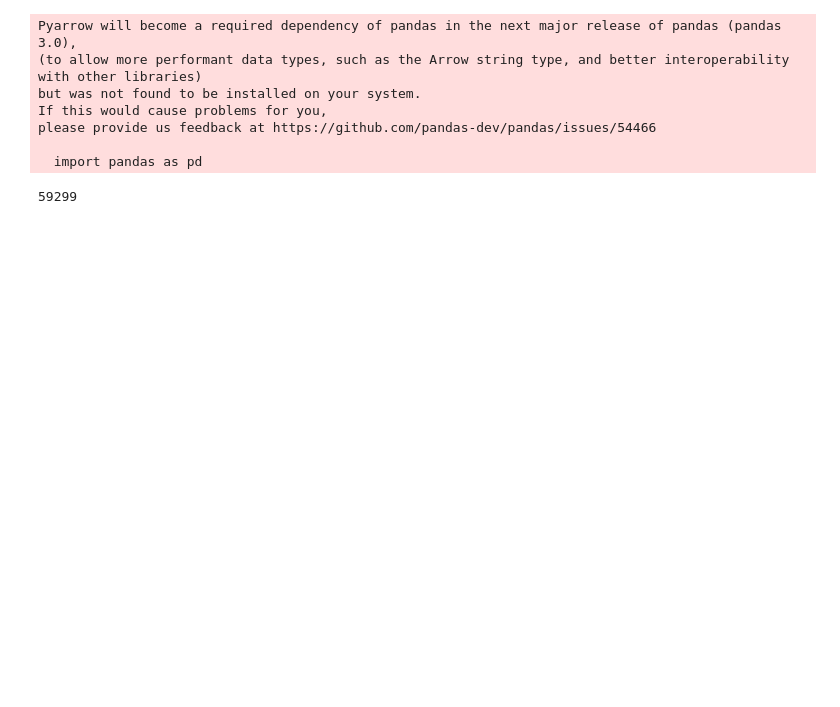
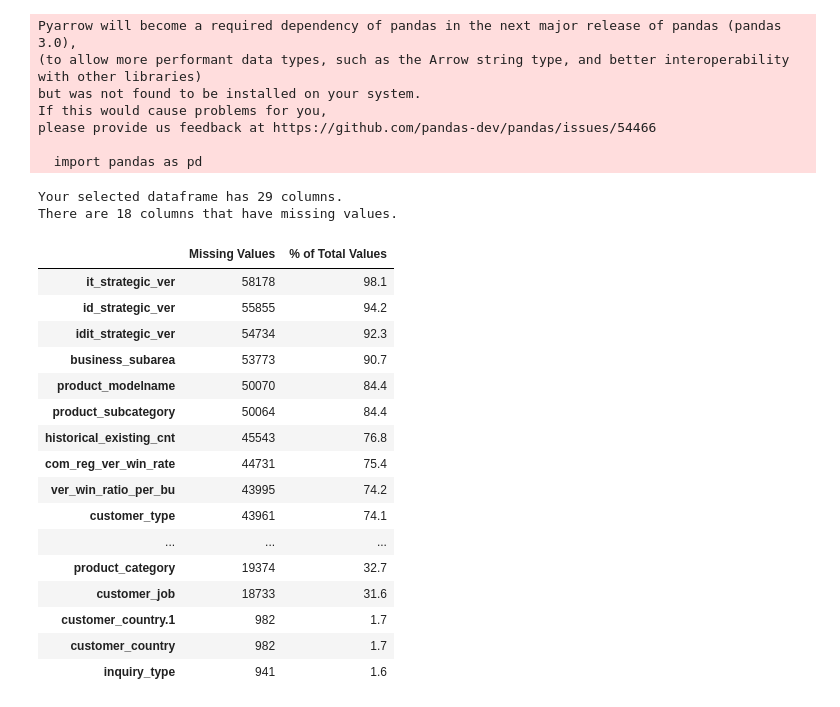
Before and after one commit to Hyeon-kki/LG-Hackathon, a Jupyter notebook: data_inputation/missing_value.ipynb, the cells around one changed output. Saved outputs shown, nothing was run; the diff lists cells and outputs as text; code cells hidden in the pictures; blank space fills up the shorter version.

```diff
--- a/data_inputation/missing_value.ipynb
+++ b/data_inputation/missing_value.ipynb
@@ -34,7 +33,53 @@ If this would cause problems for you,
 please provide us feedback at https://github.com/pandas-dev/pandas/issues/54466
 
   import pandas as pd
-# %%
-len(df_train)
-# %% [output]
-59299
+# %%
+def missing_values_table(df):
+        # Total missing values
+        mis_val = df.isnull().sum()
+
+        # Percentage of missing values
+        mis_val_percent = 100 * df.isnull().sum() / len(df)
+
+        # Make a table with the results
+        mis_val_table = pd.concat([mis_val, mis_val_percent], axis=1)
+
+        # Rename the columns
+        mis_val_table_ren_columns = mis_val_table.rename(
+        columns = {0 : 'Missing Values', 1 : '% of Total Values'})
+
+        # Sort the table by percentage of missing descending
+        mis_val_table_ren_columns = mis_val_table_ren_columns[
+            mis_val_table_ren_columns.iloc[:,1] != 0].sort_values(
+        '% of Total Values', ascending=False).round(1)
+
+        # Print some summary information
+        print ("Your selected dataframe has " + str(df.shape[1]) + " columns.\n"
+            "There are " + str(mis_val_table_ren_columns.shape[0]) +
+              " columns that have missing values.")
+
+        # Return the dataframe with missing information
+        return mis_val_table_ren_columns
+# %%
+train_missing= missing_values_table(df)
+train_missing
+# %% [output]
+Your selected dataframe has 29 columns.
+There are 18 columns that have missing values.
+|  | Missing Values | % of Total Values |
+| it_strategic_ver | 58178 | 98.1 |
+| id_strategic_ver | 55855 | 94.2 |
+| idit_strategic_ver | 54734 | 92.3 |
+| business_subarea | 53773 | 90.7 |
+| product_modelname | 50070 | 84.4 |
+| product_subcategory | 50064 | 84.4 |
+| historical_existing_cnt | 45543 | 76.8 |
+| com_reg_ver_win_rate | 44731 | 75.4 |
+| ver_win_ratio_per_bu | 43995 | 74.2 |
+| customer_type | 43961 | 74.1 |
+| ... | ... | ... |
+| product_category | 19374 | 32.7 |
+| customer_job | 18733 | 31.6 |
+| customer_country.1 | 982 | 1.7 |
+| customer_country | 982 | 1.7 |
+| inquiry_type | 941 | 1.6 |
```
Also changed, not shown: parts of 5 cells of this notebook, 2 other files.
